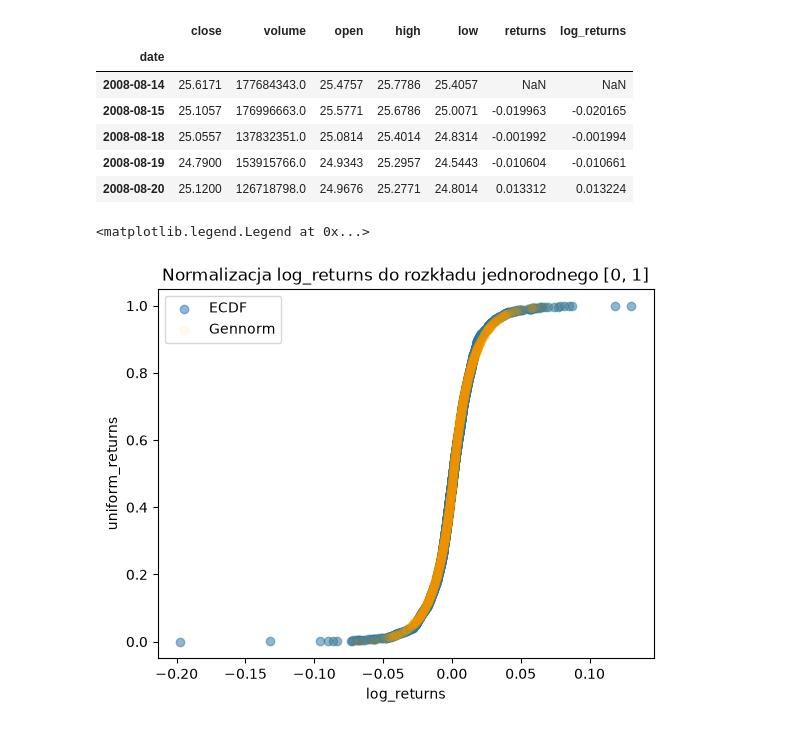
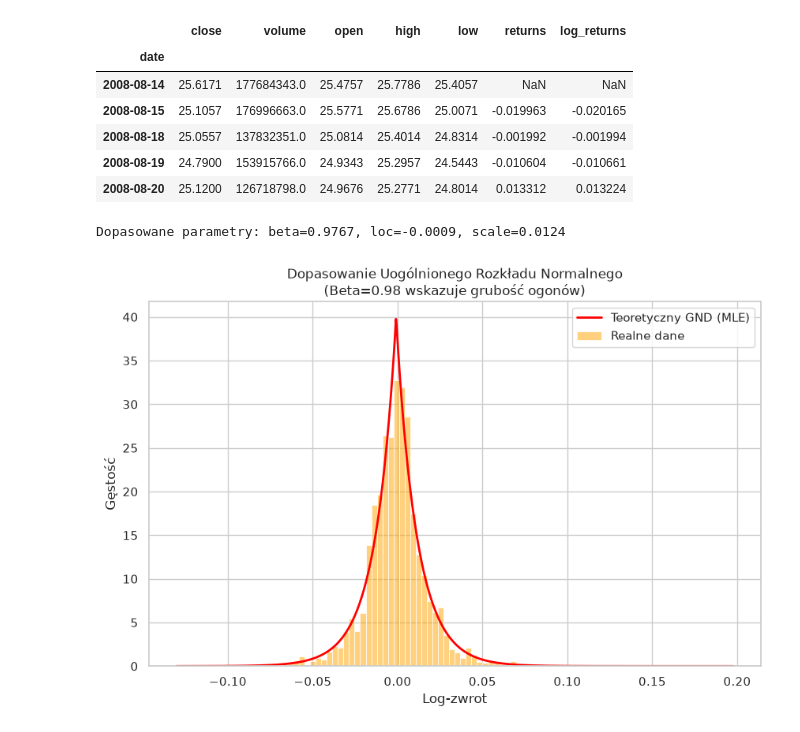
Before and after one commit to stanislawzapala/mamba-joint-distribution-finance, a Jupyter notebook: notebooks/exploratory_data_analysis.ipynb, the cells around one changed output. Saved outputs shown, nothing was run; the diff lists cells and outputs as text; code cells hidden in the pictures.

Commit message:
normalizing to uniform, testing ecdf and gennorm

```diff
--- a/notebooks/exploratory_data_analysis.ipynb
+++ b/notebooks/exploratory_data_analysis.ipynb
@@ -22,12 +40,14 @@ data_raw.head()
 | 2018-08-08 | 207.25 | 22493750.0 | 206.05 | 207.810 | 204.52 |
 | 2018-08-07 | 207.11 | 25525650.0 | 209.32 | 209.500 | 206.76 |
 # %%
-data = data_raw.copy()
+data1 = data_raw1.copy()
+data2 = data_raw2.copy()
 
-data = data.astype(float)
-data = data.sort_index(ascending=True)
+data1 = data1.astype(float)
+data1 = data1.sort_index(ascending=True)
 
-data.head()
+data2 = data2.astype(float)
+data2 = data2.sort_index(ascending=True)
 # %% [output]
 |  | close | volume | open | high | low |
 | date |  |  |  |  |  |
@@ -37,9 +57,9 @@ data.head()
 | 2008-08-19 | 24.7900 | 153915766.0 | 24.9343 | 25.2957 | 24.5443 |
 | 2008-08-20 | 25.1200 | 126718798.0 | 24.9676 | 25.2771 | 24.8014 |
 # %%
-data['returns'] = data['close'].pct_change()
-data['log_returns'] = np.log(data['close'] / data['close'].shift(1))
-data.head()
+data1['returns'] = data1['close'].pct_change()
+data1['log_returns'] = np.log(data1['close'] / data1['close'].shift(1))
+data1.head()
 # %% [output]
 |  | close | volume | open | high | low | returns | log_returns |
 | date |  |  |  |  |  |  |  |
@@ -83,15 +103,35 @@ def normalize_to_uniform(df: pd.DataFrame, column: str = 'log_returns', method:
     df_clean.loc[valid_data.index, 'uniform_returns'] = uniform_data
 
     return df_clean
-# %%
-normalized_data_ecdf = normalize_to_uniform(data, column='log_returns', method='ecdf')
-normalized_data_gennorm = normalize_to_uniform(data, column='log_returns', method='gennorm')
-plt.scatter(normalized_data_ecdf['log_returns'], normalized_data_ecdf['uniform_returns'], alpha=0.5)
-plt.scatter(normalized_data_gennorm['log_returns'], normalized_data_gennorm['uniform_returns'], alpha=0.05, color='orange')
-plt.title('Normalizacja log_returns do rozkładu jednorodnego [0, 1]')
-plt.xlabel('log_returns')
-plt.ylabel('uniform_returns')
-plt.legend(['ECDF', 'Gennorm'])
-# %% [output]
-<matplotlib.legend.Legend at 0x...>
-[figure, removed]
+# %%
+from scipy.stats import gennorm
+
+def plot_theoretical_vs_empirical(df, column='log_returns'):
+    data = df[column].dropna()
+
+    # 1. Dopasowanie parametrów (MLE)
+    beta, loc, scale = gennorm.fit(data)
+    print(f"Dopasowane parametry: beta={beta:.4f}, loc={loc:.4f}, scale={scale:.4f}")
+
+    # 2. Rysowanie histogramu
+    plt.figure(figsize=(10, 6))
+    sns.histplot(data, bins=100, stat='density', color='orange', alpha=0.5, label='Realne dane')
+
+    # 3. Rysowanie teoretycznej krzywej GND (Uogólniony Rozkład Normalny)
+    # Tworzymy oś x dla krzywej
+    x_range = np.linspace(data.min(), data.max(), 1000)
+    pdf_theoretical = gennorm.pdf(x_range, beta, loc=loc, scale=scale)
+
+    plt.plot(x_range, pdf_theoretical, color='red', linewidth=2, label='Teoretyczny GND (MLE)')
+
+    plt.title(f'Dopasowanie Uogólnionego Rozkładu Normalnego\n(Beta={beta:.2f} wskazuje grubość ogonów)')
+    plt.xlabel('Log-zwrot')
+    plt.ylabel('Gęstość')
+    plt.legend()
+    plt.show()
+
+# Wywołanie dla Twoich danych
+plot_theoretical_vs_empirical(df_aapl)
+# %% [output]
+Dopasowane parametry: beta=0.9767, loc=-0.0009, scale=0.0124
+[figure, added]
```
Also changed, not shown: parts of 3 cells of this notebook, 4 other files.
